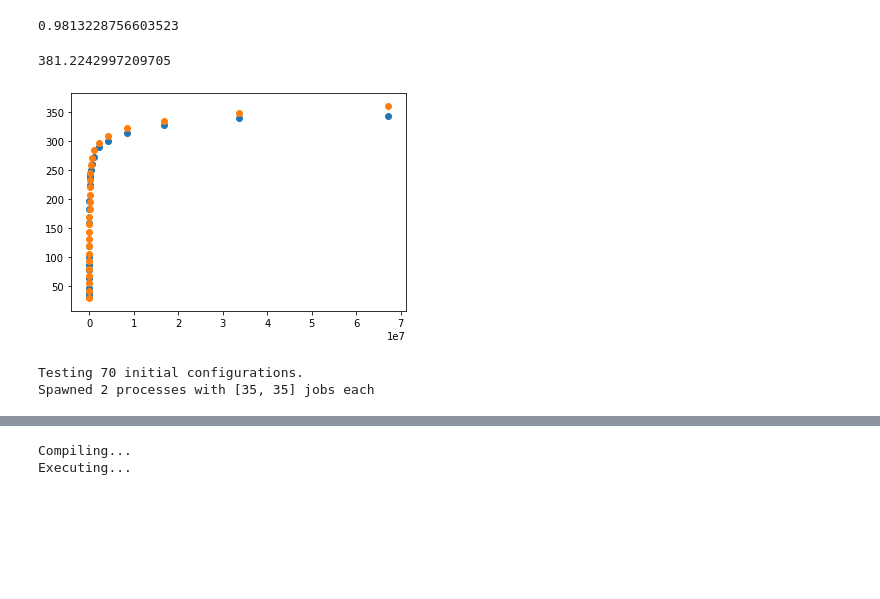
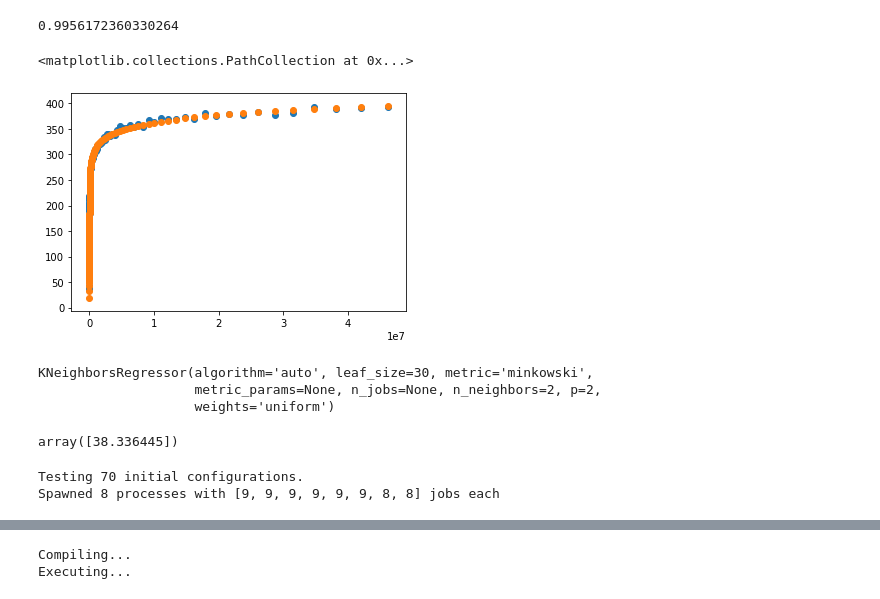
Before and after one commit to learnedsystems/RMI, a Jupyter notebook: optimizer/model_probe.ipynb, the cells around one changed output, grey strips where cells are left out. Cells and saved outputs as stored; diff of their text form; code cells hidden in the pictures; blank space fills up the shorter version.

Commit message:
Fast mode, other work

```diff
--- a/optimizer/model_probe.ipynb
+++ b/optimizer/model_probe.ipynb
@@ -10,7 +11,7 @@ os.system("g++ -ffast-math -march=native -O3 measure_linvbin.cpp")
 os.system("./a.out > bvl.csv")
 
 df = pd.read_csv("bvl.csv", header=None, names=["method", "err", "time"])
-df["time"] /= 50000
+df["time"] /= 500000
 
 
 from scipy.stats import linregress
@@ -19,7 +20,7 @@ y = df[df.method == "linear"]["time"]
 
 lslope, lintercept, lrval, _, _ = linregress(x, y)
 def lin_mod(x):
-    return lslope * x + lintercept
+    return (lslope * x + lintercept).clip(lower=0)
 
 assert lrval > 0.98
 
@@ -31,16 +32,15 @@ plt.scatter(x, lin_mod(x))
 # %%
 import numpy as np
 x = df[df.method == "binary"]["err"]
 y = df[df.method == "binary"]["time"]
 slope, intercept, rval, _, _ = linregress(np.log(x), y)
 print(rval)
 def bin_mod(x):
-    return np.log(x) * slope + intercept
+    return (np.log(x) * slope + intercept).clip(lower=0)
 
 plt.scatter(x, y)
 plt.scatter(x, bin_mod(x))
-bin_mod(200_000_000)
 # %% [output]
-0.9813228756603523
+0.9956172360330264
-381.2242997209705
+<matplotlib.collections.PathCollection at 0x...>
-[figure, old version]
+[figure, new version]
@@ -48,0 +47,17 @@ DATA_PATH = "../SOSD/data/osm_cellids_200M_uint64"
+# %%
+from sklearn.neighbors import KNeighborsRegressor
+
+bin_pred = KNeighborsRegressor(n_neighbors=2)
+bin_pred.fit(df[df.method == "binary"][["err"]], df[df.method == "binary"]["time"])
+
+lin_pred = KNeighborsRegressor(n_neighbors=2)
+lin_pred.fit(df[df.method == "linear"][["err"]], df[df.method == "linear"]["time"])
+# %% [output]
+KNeighborsRegressor(algorithm='auto', leaf_size=30, metric='minkowski',
+                    metric_params=None, n_jobs=None, n_neighbors=2, p=2,
+                    weights='uniform')
+# %%
+lin_pred.predict([[1]])
+bin_pred.predict([[1]])
+# %% [output]
+array([38.336445])
@@ -108,11 +138,11 @@ def parallel_test_rmis(configs, threads=2, phase=""):
 # %%
 print("Testing", len(configs), "initial configurations.")
 
-step1_results = parallel_test_rmis(configs, phase="step1")
+step1_results = parallel_test_rmis(configs, phase="step1", fast_top=True)
 step1_results = pd.DataFrame(step1_results)
 # %% [output]
 Testing 70 initial configurations.
-Spawned 2 processes with [35, 35] jobs each
+Spawned 8 processes with [9, 9, 9, 9, 9, 9, 8, 8] jobs each
 # %%
 display(HTML(step1_results.to_html()))
 # %% [output]
```
Also changed, not shown: parts of 25 cells of this notebook, 9 other files.
